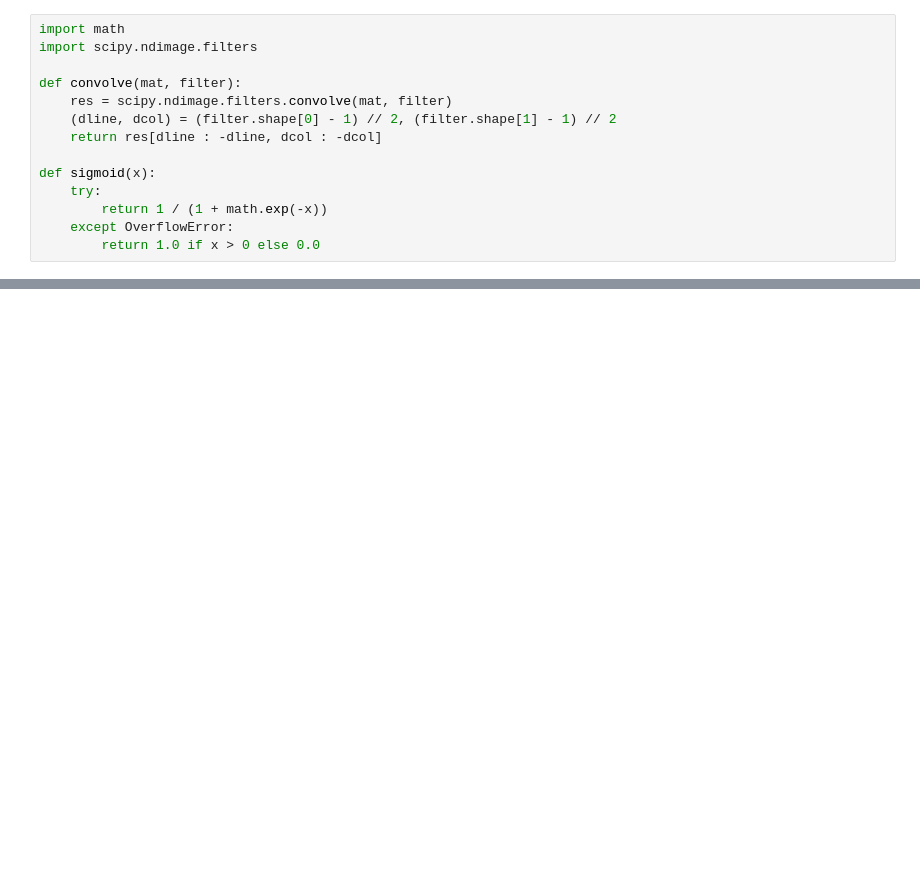
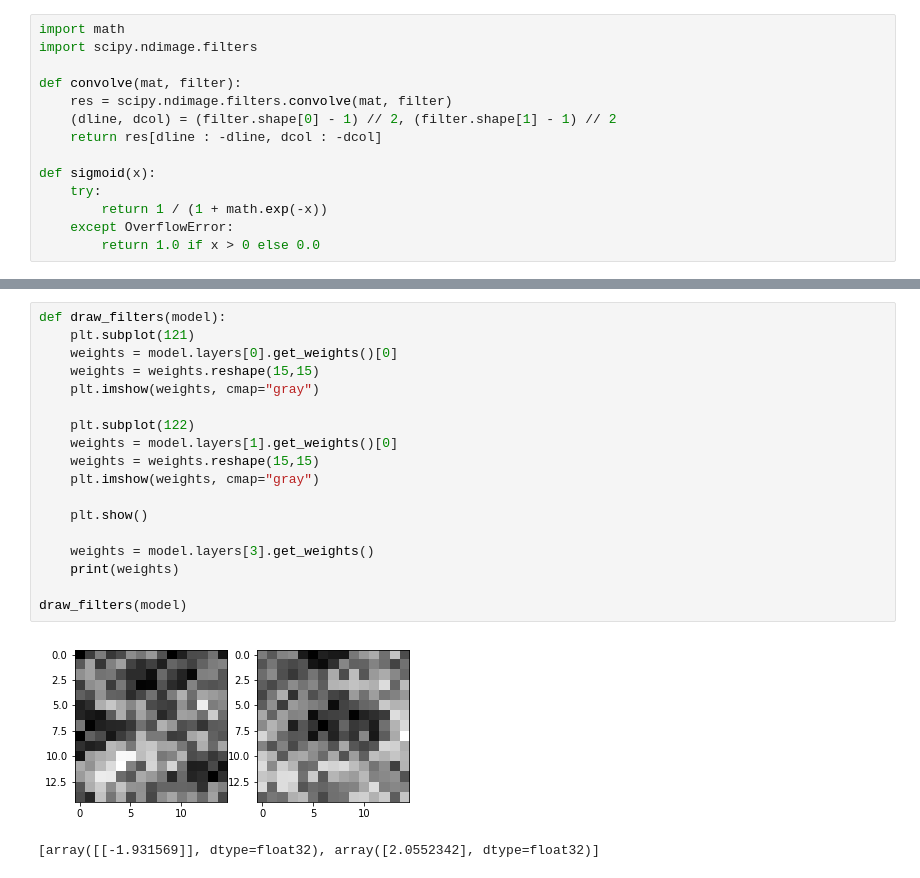
Before and after one commit to rafaelms101/faculdade, a Jupyter notebook: pdi/TP2/Untitled.ipynb, the cells around one changed output, grey strips where cells are left out. Drawn from its saved outputs; the diff is of its cells as text; blank space fills up the shorter version.

```diff
--- a/pdi/TP2/Untitled.ipynb
+++ b/pdi/TP2/Untitled.ipynb
@@ -121,0 +198,21 @@ for a in range(100):
+# %%
+def draw_filters(model):
+    plt.subplot(121)
+    weights = model.layers[0].get_weights()[0]
+    weights = weights.reshape(15,15)
+    plt.imshow(weights, cmap="gray")
+
+    plt.subplot(122)
+    weights = model.layers[1].get_weights()[0]
+    weights = weights.reshape(15,15)
+    plt.imshow(weights, cmap="gray")
+
+    plt.show()
+
+    weights = model.layers[3].get_weights()
+    print(weights)
+
+draw_filters(model)
+# %% [output]
+[figure, added]
+[array([[-1.931569]], dtype=float32), array([2.0552342], dtype=float32)]
```
Also changed, not shown: parts of 7 cells of this notebook.
